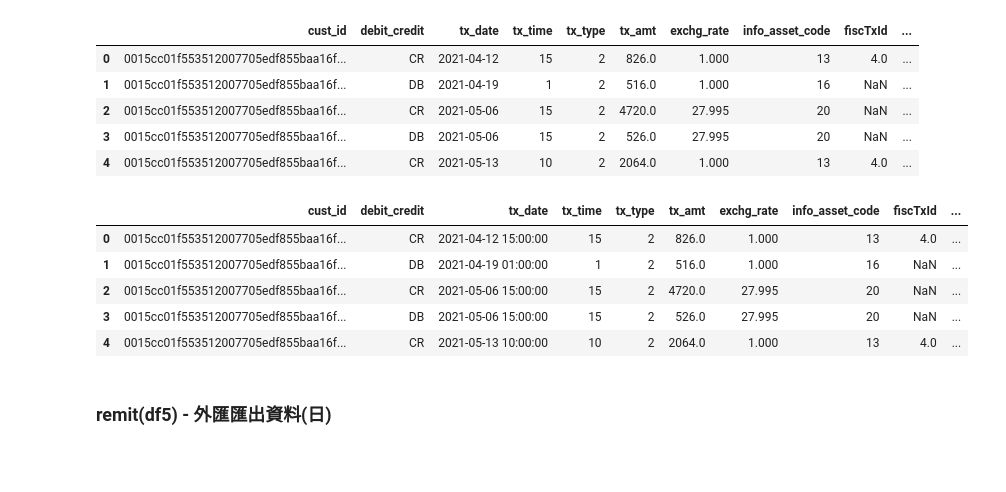
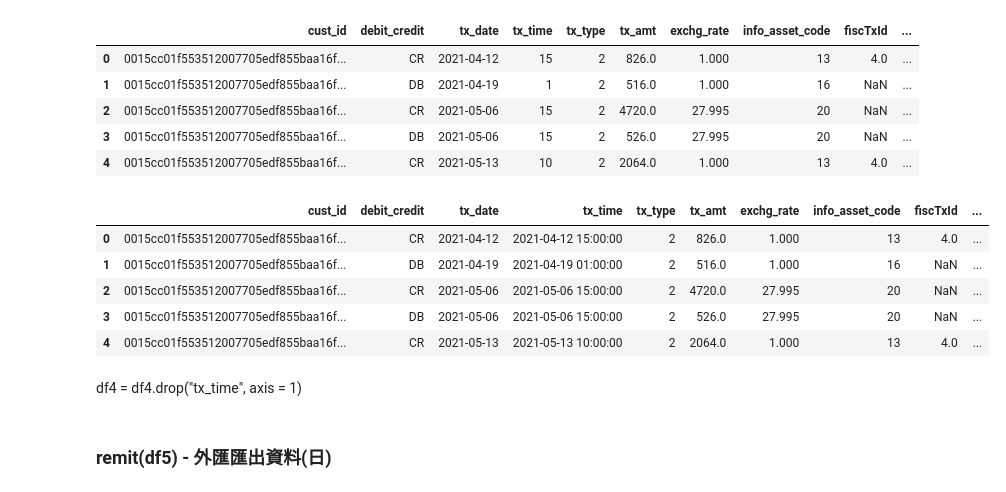
Before and after one commit to JulieKuo/money_laundry, a Jupyter notebook: parser.ipynb, the cells around one changed output. Saved outputs shown, nothing was run; the diff lists cells and outputs as text; code cells hidden in the pictures; blank space fills up the shorter version.

```diff
--- a/parser.ipynb
+++ b/parser.ipynb
@@ -32,3 +40,18 @@ cust_id: 3945
 | 2 | 0015cc01f553512007705edf855baa16f... | 56 | 130 | 47 | 3624.0 |
 | 3 | 0015cc01f553512007705edf855baa16f... | 59 | 130 | 47 | 175.0 |
 | 4 | 0015cc01f553512007705edf855baa16f... | 62 | 130 | 47 | 128.0 |
+# %%
+feats = ["country", "cur_type"]
+k = 0
+a, b = 1, 2
+fig, ax = plt.subplots(a, b, figsize = (10, 4))
+for j in range(b):
+    try:
+        count = df2.groupby(feats[k]).size().sort_values().iloc[-10:]
+
+        count = count.reset_index()
+        sns.barplot(x = feats[k], y = 0, data = count, ax = ax[j])
+        ax[j].set(xlabel = f"{feats[k]} (top 10)", ylabel = None)
+        k += 1
+    except:
+        continue
@@ -201,0 +254,22 @@ df
+# %%
+feats = ["risk_rank", "occupation_code", "AGE"]
+train = df[~df["sar_flag"].isnull()]
+k = 0
+a, b = 2, 4
+fig, ax = plt.subplots(a, b, figsize = (30, 8))
+for i in range(a):
+    for j in range(0, b, 2):
+        try:
+            train1 = train.copy()
+            if feats[k] == "occupation_code":
+                train1 = train1.dropna()
+                train1[feats[k]] = train1[feats[k]].astype(int)
+
+            sns.countplot(data = train1, x = feats[k], hue = "sar_flag", ax = ax[i, j])
+            sns.countplot(data = train1.query("sar_flag == 1"), x = feats[k], ax = ax[i, j+1])
+
+            ax[i, j].set(ylabel = None, xlabel = None, title = f"{feats[k]} (sar_flag = 0, 1)")
+            ax[i, j + 1].set(ylabel = None, xlabel = None, title = f"{feats[k]} (sar_flag = 1)")
+            k += 1
+        except:
+            continue
@@ -329,12 +414,13 @@ df4.head()
 | 4 | 0015cc01f553512007705edf855baa16f... | CR | 2021-05-13 | 10 | 2 | 2064.0 | 1.000 | 13 | 4.0 | ... |
 # %%
 for i in range(len(df4)):
-    df4.iloc[i, 2] = df4.iloc[i, 2] + datetime.timedelta(hours = int(df4.iloc[i, 3]))
+    df4.iloc[i, 3] = df4.iloc[i, 2] + datetime.timedelta(hours = int(df4.iloc[i, 3]))
+    # df4.iloc[i, 2] = df4.iloc[i, 2] + datetime.timedelta(hours = int(df4.iloc[i, 3]))
 df4.head()
 # %% [output]
 |  | cust_id | debit_credit | tx_date | tx_time | tx_type | tx_amt | exchg_rate | info_asset_code | fiscTxId | ... |
-| 0 | 0015cc01f553512007705edf855baa16f... | CR | 2021-04-12 15:00:00 | 15 | 2 | 826.0 | 1.000 | 13 | 4.0 | ... |
-| 1 | 0015cc01f553512007705edf855baa16f... | DB | 2021-04-19 01:00:00 | 1 | 2 | 516.0 | 1.000 | 16 | NaN | ... |
-| 2 | 0015cc01f553512007705edf855baa16f... | CR | 2021-05-06 15:00:00 | 15 | 2 | 4720.0 | 27.995 | 20 | NaN | ... |
-| 3 | 0015cc01f553512007705edf855baa16f... | DB | 2021-05-06 15:00:00 | 15 | 2 | 526.0 | 27.995 | 20 | NaN | ... |
-| 4 | 0015cc01f553512007705edf855baa16f... | CR | 2021-05-13 10:00:00 | 10 | 2 | 2064.0 | 1.000 | 13 | 4.0 | ... |
+| 0 | 0015cc01f553512007705edf855baa16f... | CR | 2021-04-12 | 2021-04-12 15:00:00 | 2 | 826.0 | 1.000 | 13 | 4.0 | ... |
+| 1 | 0015cc01f553512007705edf855baa16f... | DB | 2021-04-19 | 2021-04-19 01:00:00 | 2 | 516.0 | 1.000 | 16 | NaN | ... |
+| 2 | 0015cc01f553512007705edf855baa16f... | CR | 2021-05-06 | 2021-05-06 15:00:00 | 2 | 4720.0 | 27.995 | 20 | NaN | ... |
+| 3 | 0015cc01f553512007705edf855baa16f... | DB | 2021-05-06 | 2021-05-06 15:00:00 | 2 | 526.0 | 27.995 | 20 | NaN | ... |
+| 4 | 0015cc01f553512007705edf855baa16f... | CR | 2021-05-13 | 2021-05-13 10:00:00 | 2 | 2064.0 | 1.000 | 13 | 4.0 | ... |
@@ -343,3 +427,5 @@ df4 = df4.drop("tx_time", axis = 1)
+# %% [markdown]
+df4 = df4.drop("tx_time", axis = 1)
 # %%
 df4.to_csv("data/inverse/dp.csv", index = False)
 # %% [markdown]
```
Also changed, not shown: parts of 14 cells of this notebook, 30 other files.
